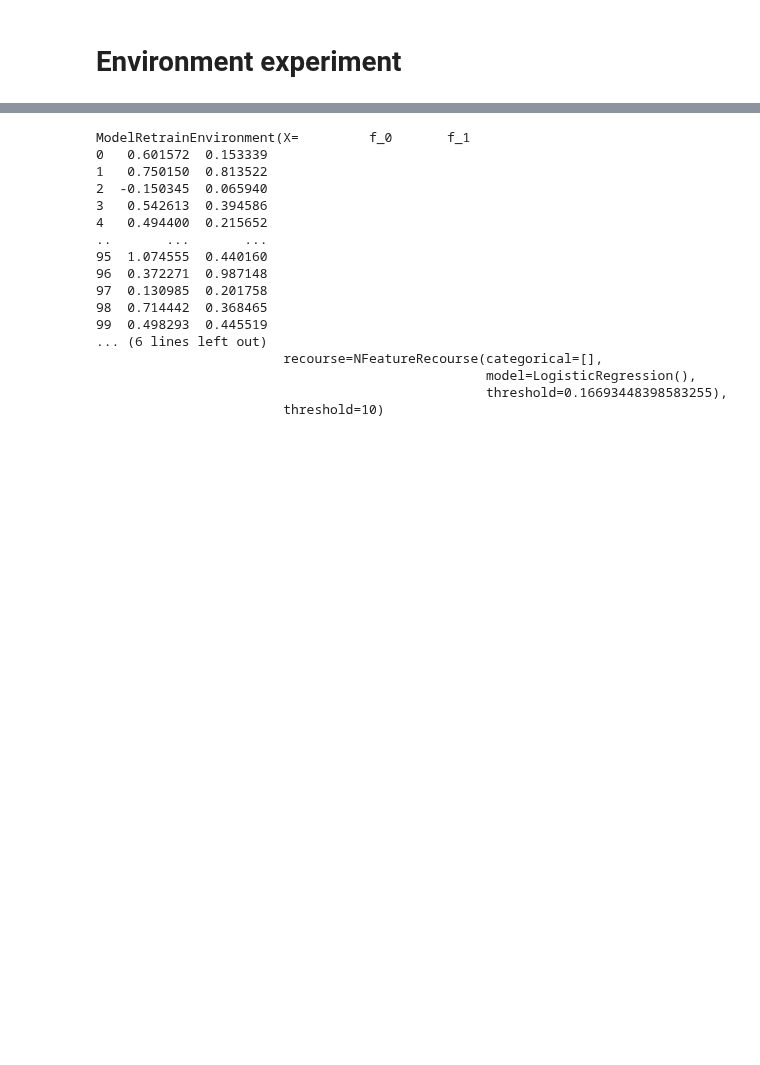
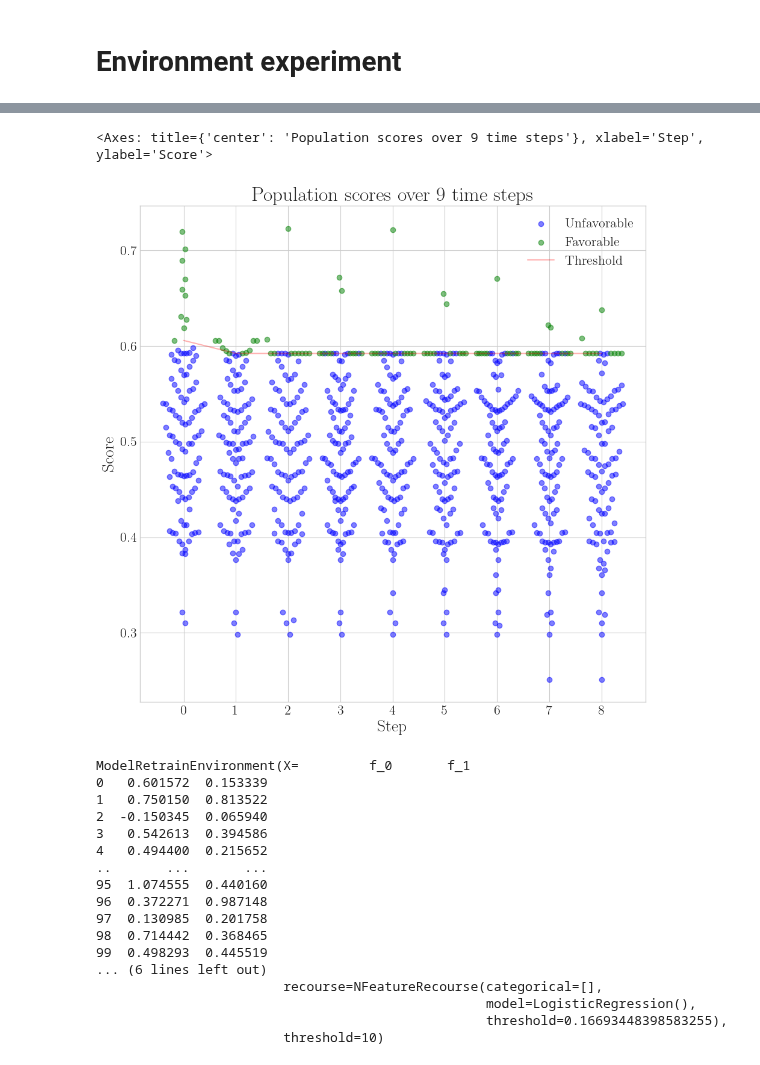
Before and after one commit to joaopfonseca/recourse-over-time, a Jupyter notebook: notebooks/4.1-model-retrain-environment.ipynb, the cells around one changed output, grey strips where cells are left out. Saved outputs shown, nothing was run; the diff lists cells and outputs as text; code cells hidden in the pictures; blank space fills up the shorter version.

```diff
--- a/notebooks/4.1-model-retrain-environment.ipynb
+++ b/notebooks/4.1-model-retrain-environment.ipynb
@@ -35,3 +36,23 @@ def data_source_func(n_agents):
     return X
 # %% [markdown]
 # Environment experiment
+# %%
+# Define the necessary components to run simulation
+recourse = NFeatureRecourse(model)
+recourse.set_actions(df)
+recourse.action_set_.ub = [2, 2]
+
+environment = BaseEnvironment(
+    X=df,
+    recourse=recourse,
+    data_source_func=data_source_func,
+    threshold=N_LOANS,
+    threshold_type="absolute",
+    adaptation=ADAPTATION,
+    behavior_function="binary_constant",
+    growth_rate=NEW_AGENTS,
+    growth_rate_type="absolute",
+    random_state=RNG_SEED,
+)
+
+environment.simulate(9)
@@ -38,3 +80,8 @@ def data_source_func(n_agents):
+# %%
+environment.plot.agent_scores(ref_model_step=0)277.15M
+# %% [output]
+<Axes: title={'center': 'Population scores over 9 time steps'}, xlabel='Step', ylabel='Score'>
+[figure, added]
 # %%
 # Define the necessary components to run simulation
 recourse = NFeatureRecourse(model, categorical=categorical)
```
Also changed, not shown: parts of 2 cells of this notebook, 1 other file.
